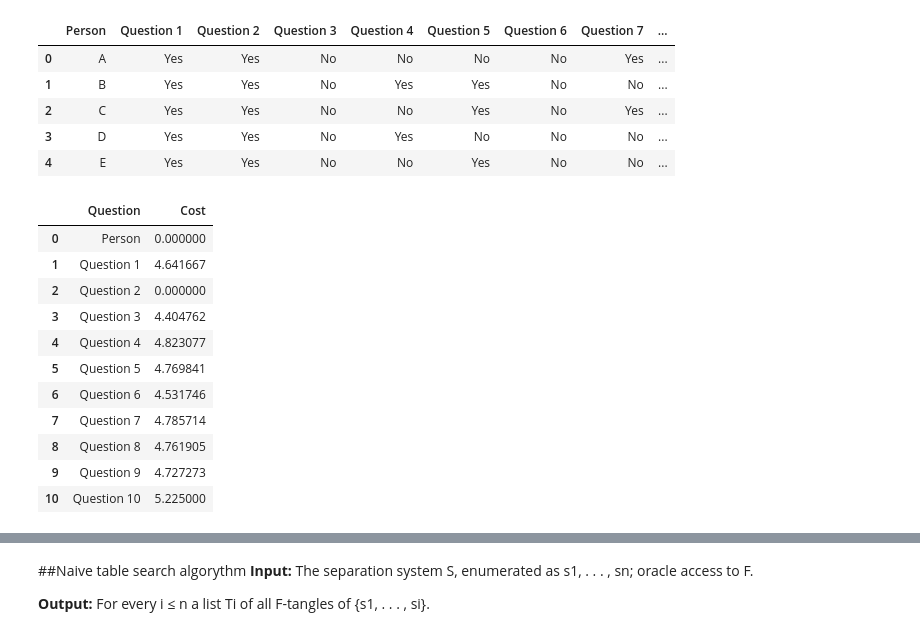
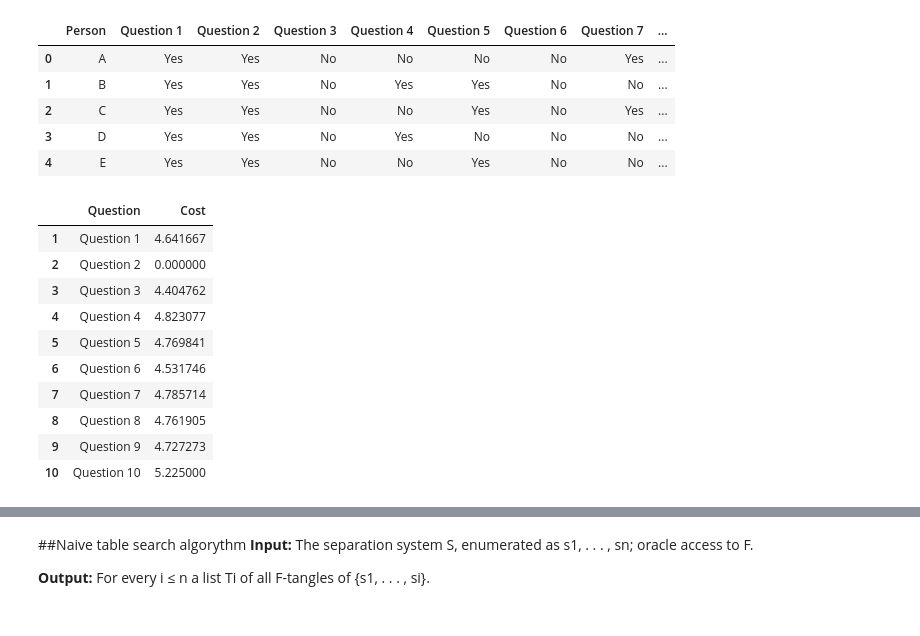
Before and after one commit to zuzannazak/Tangles, a Jupyter notebook: Tangle_playground.ipynb, the cells around one changed output, grey strips where cells are left out. Cells and saved outputs as stored; diff of their text form; code cells hidden in the pictures.

```diff
--- a/Tangle_playground.ipynb
+++ b/Tangle_playground.ipynb
@@ -107,35 +107,34 @@ for columnName in df.iteritems():
   qB = df.loc[df[str(columnName[0])] == "No"]
 
   qA = qA.reset_index(drop=True)
   qB = qB.reset_index(drop=True)
 
 
   sum_of_similarities = 0
 
   for i, row in qA.iterrows():
       for l, row in qB.iterrows():
         for k in range(10):
           if qB.iat[l,k] == qA.iat[i,k]:
             sum_of_similarities = sum_of_similarities +1
             #print(str(j) + ": rząd " + str(l) + ", pytanie " + str(k) + ": " + q1B.iat[l,k] + " i "+"rząd " + str(i) +", pytanie " + str(k) + ": " + q1A.iat[i,k])
             #print(sum_of_similarities)
 
   number_of_pairs_between_sets = qA.shape[0]*qB.shape[0]
   if number_of_pairs_between_sets == 0:
     number_of_pairs_between_sets = 0.0000001
   normalized_func_cost = sum_of_similarities/number_of_pairs_between_sets
 
   questions_with_cost_df = pd.concat([questions_with_cost_df, pd.DataFrame({'Question': [str(columnName[0])],
                     'Cost' : [normalized_func_cost]})], ignore_index = True, axis = 0)
 
   sum_of_similarities = 0
 
-
+questions_with_cost_df = questions_with_cost_df[questions_with_cost_df["Question"] != "Person"]
 questions_with_cost_df
 #why 0 when all of them are different, or all of them are the same?
 # %% [output]
 |  | Question | Cost |
-| 0 | Person | 0.000000 |
 | 1 | Question 1 | 4.641667 |
 | 2 | Question 2 | 0.000000 |
 | 3 | Question 3 | 4.404762 |
```
Also changed, not shown: parts of 6 cells of this notebook.
